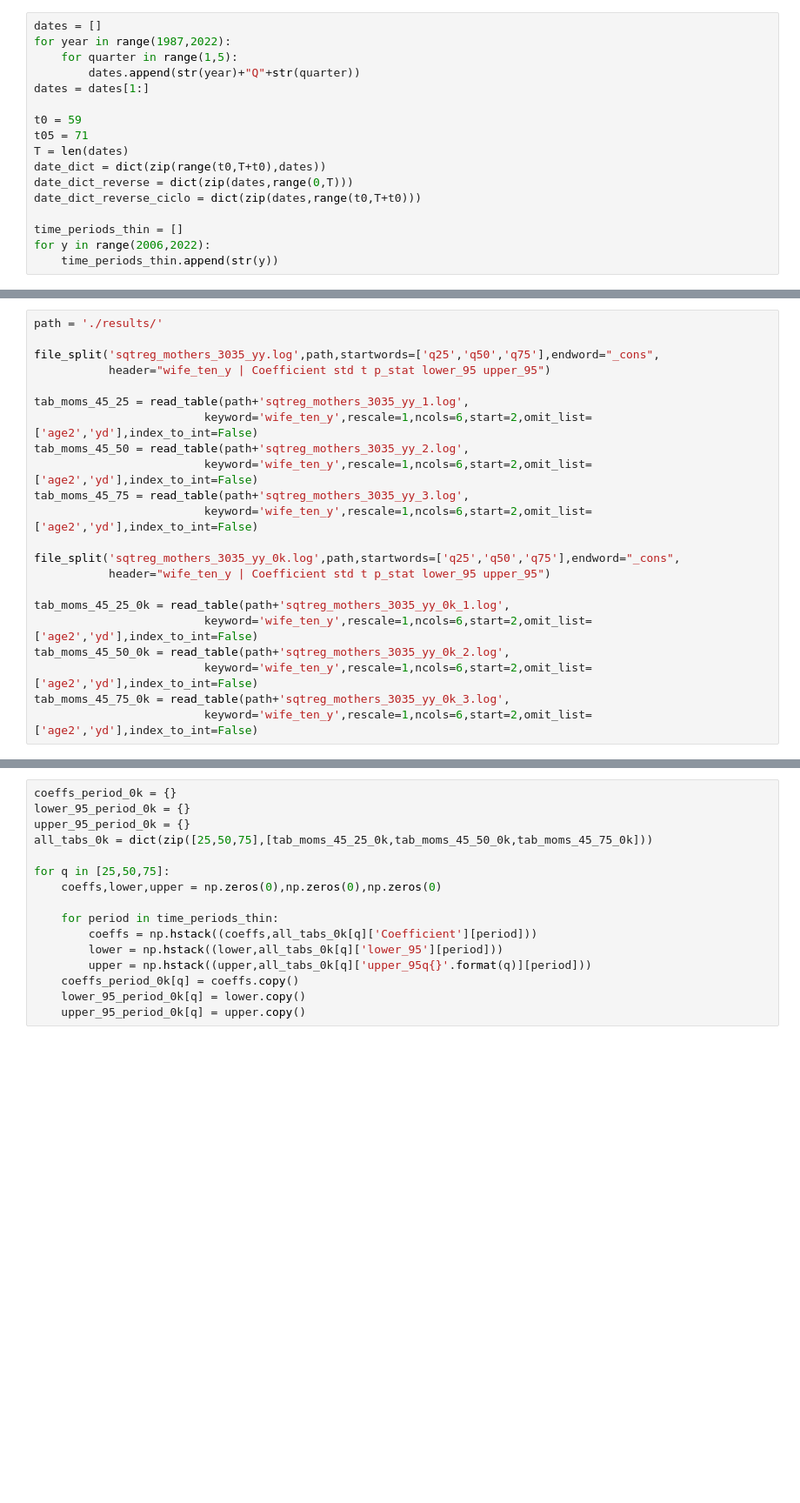
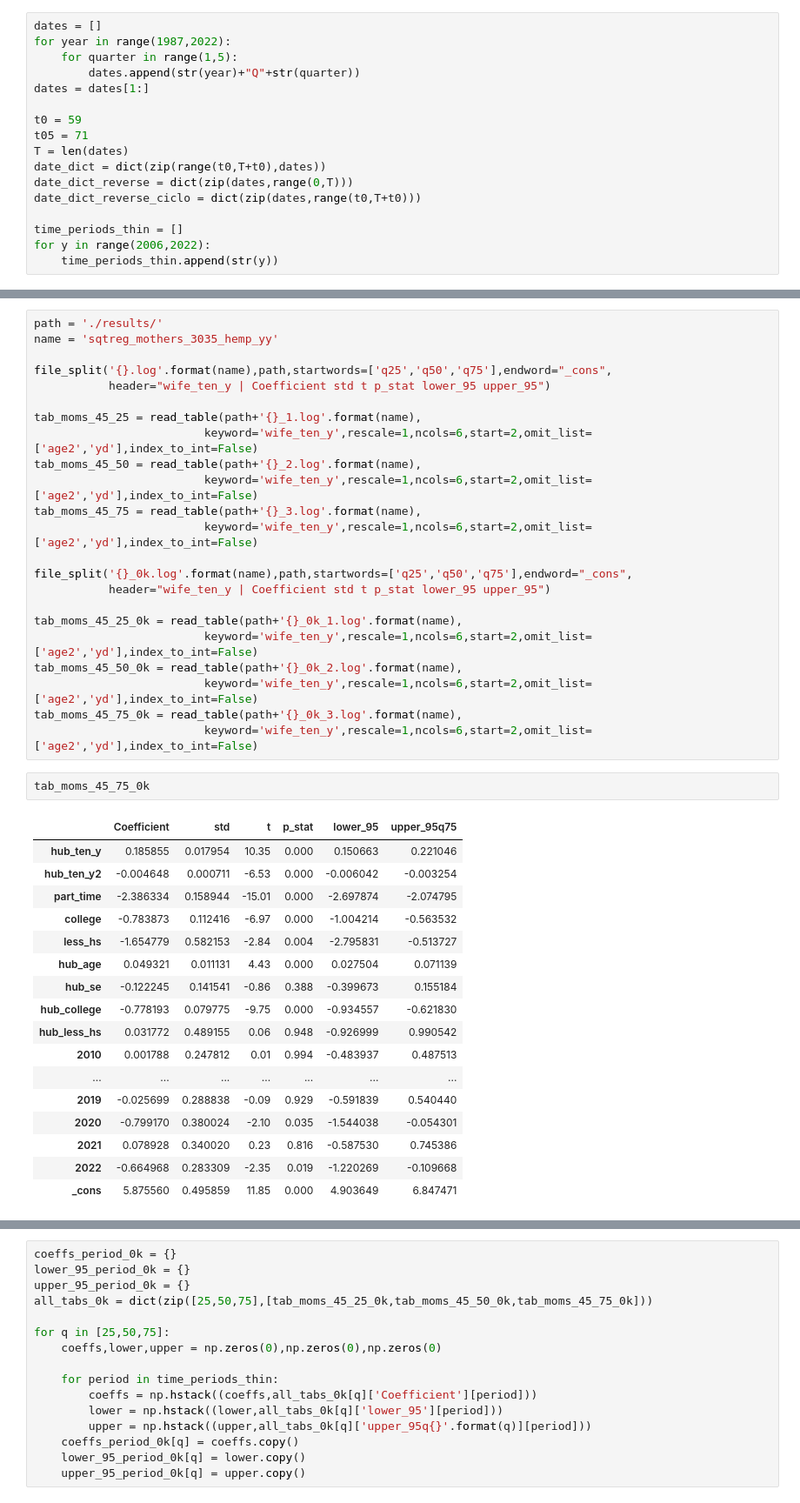
Before and after one commit to crisla/TenMoCoS, a Jupyter notebook: QantRegs_coeffs_yearToyear.ipynb, the cells around one changed output, grey strips where cells are left out. Shown: that part at 87% size. Cells and saved outputs as stored; diff of their text form; blank space fills up the shorter version.

```diff
--- a/QantRegs_coeffs_yearToyear.ipynb
+++ b/QantRegs_coeffs_yearToyear.ipynb
@@ -154,26 +152,47 @@ Jump to
  Split result tables
 # %%
 path = './results/'
+name = 'sqtreg_mothers_3035_hemp_yy'
 
-file_split('sqtreg_mothers_3035_yy.log',path,startwords=['q25','q50','q75'],endword="_cons",
+file_split('{}.log'.format(name),path,startwords=['q25','q50','q75'],endword="_cons",
            header="wife_ten_y | Coefficient std t p_stat lower_95 upper_95")
 
-tab_moms_45_25 = read_table(path+'sqtreg_mothers_3035_yy_1.log',
+tab_moms_45_25 = read_table(path+'{}_1.log'.format(name),
                          keyword='wife_ten_y',rescale=1,ncols=6,start=2,omit_list=['age2','yd'],index_to_int=False)
-tab_moms_45_50 = read_table(path+'sqtreg_mothers_3035_yy_2.log',
+tab_moms_45_50 = read_table(path+'{}_2.log'.format(name),
                          keyword='wife_ten_y',rescale=1,ncols=6,start=2,omit_list=['age2','yd'],index_to_int=False)
-tab_moms_45_75 = read_table(path+'sqtreg_mothers_3035_yy_3.log',
+tab_moms_45_75 = read_table(path+'{}_3.log'.format(name),
                          keyword='wife_ten_y',rescale=1,ncols=6,start=2,omit_list=['age2','yd'],index_to_int=False)
 
-file_split('sqtreg_mothers_3035_yy_0k.log',path,startwords=['q25','q50','q75'],endword="_cons",
+file_split('{}_0k.log'.format(name),path,startwords=['q25','q50','q75'],endword="_cons",
            header="wife_ten_y | Coefficient std t p_stat lower_95 upper_95")
 
-tab_moms_45_25_0k = read_table(path+'sqtreg_mothers_3035_yy_0k_1.log',
+tab_moms_45_25_0k = read_table(path+'{}_0k_1.log'.format(name),
                          keyword='wife_ten_y',rescale=1,ncols=6,start=2,omit_list=['age2','yd'],index_to_int=False)
-tab_moms_45_50_0k = read_table(path+'sqtreg_mothers_3035_yy_0k_2.log',
+tab_moms_45_50_0k = read_table(path+'{}_0k_2.log'.format(name),
                          keyword='wife_ten_y',rescale=1,ncols=6,start=2,omit_list=['age2','yd'],index_to_int=False)
-tab_moms_45_75_0k = read_table(path+'sqtreg_mothers_3035_yy_0k_3.log',
+tab_moms_45_75_0k = read_table(path+'{}_0k_3.log'.format(name),
                          keyword='wife_ten_y',rescale=1,ncols=6,start=2,omit_list=['age2','yd'],index_to_int=False)
+# %%
+tab_moms_45_75_0k
+# %% [output]
+|  | Coefficient | std | t | p_stat | lower_95 | upper_95q75 |
+| hub_ten_y | 0.185855 | 0.017954 | 10.35 | 0.000 | 0.150663 | 0.221046 |
+| hub_ten_y2 | -0.004648 | 0.000711 | -6.53 | 0.000 | -0.006042 | -0.003254 |
+| part_time | -2.386334 | 0.158944 | -15.01 | 0.000 | -2.697874 | -2.074795 |
+| college | -0.783873 | 0.112416 | -6.97 | 0.000 | -1.004214 | -0.563532 |
+| less_hs | -1.654779 | 0.582153 | -2.84 | 0.004 | -2.795831 | -0.513727 |
+| hub_age | 0.049321 | 0.011131 | 4.43 | 0.000 | 0.027504 | 0.071139 |
+| hub_se | -0.122245 | 0.141541 | -0.86 | 0.388 | -0.399673 | 0.155184 |
+| hub_college | -0.778193 | 0.079775 | -9.75 | 0.000 | -0.934557 | -0.621830 |
+| hub_less_hs | 0.031772 | 0.489155 | 0.06 | 0.948 | -0.926999 | 0.990542 |
+| 2010 | 0.001788 | 0.247812 | 0.01 | 0.994 | -0.483937 | 0.487513 |
+| ... | ... | ... | ... | ... | ... | ... |
+| 2019 | -0.025699 | 0.288838 | -0.09 | 0.929 | -0.591839 | 0.540440 |
+| 2020 | -0.799170 | 0.380024 | -2.10 | 0.035 | -1.544038 | -0.054301 |
+| 2021 | 0.078928 | 0.340020 | 0.23 | 0.816 | -0.587530 | 0.745386 |
+| 2022 | -0.664968 | 0.283309 | -2.35 | 0.019 | -1.220269 | -0.109668 |
+| _cons | 5.875560 | 0.495859 | 11.85 | 0.000 | 4.903649 | 6.847471 |
 # %%
 coeffs_period = {}
 lower_95_period = {}
```
Also changed, not shown: parts of 4 cells of this notebook, 22 other files.
